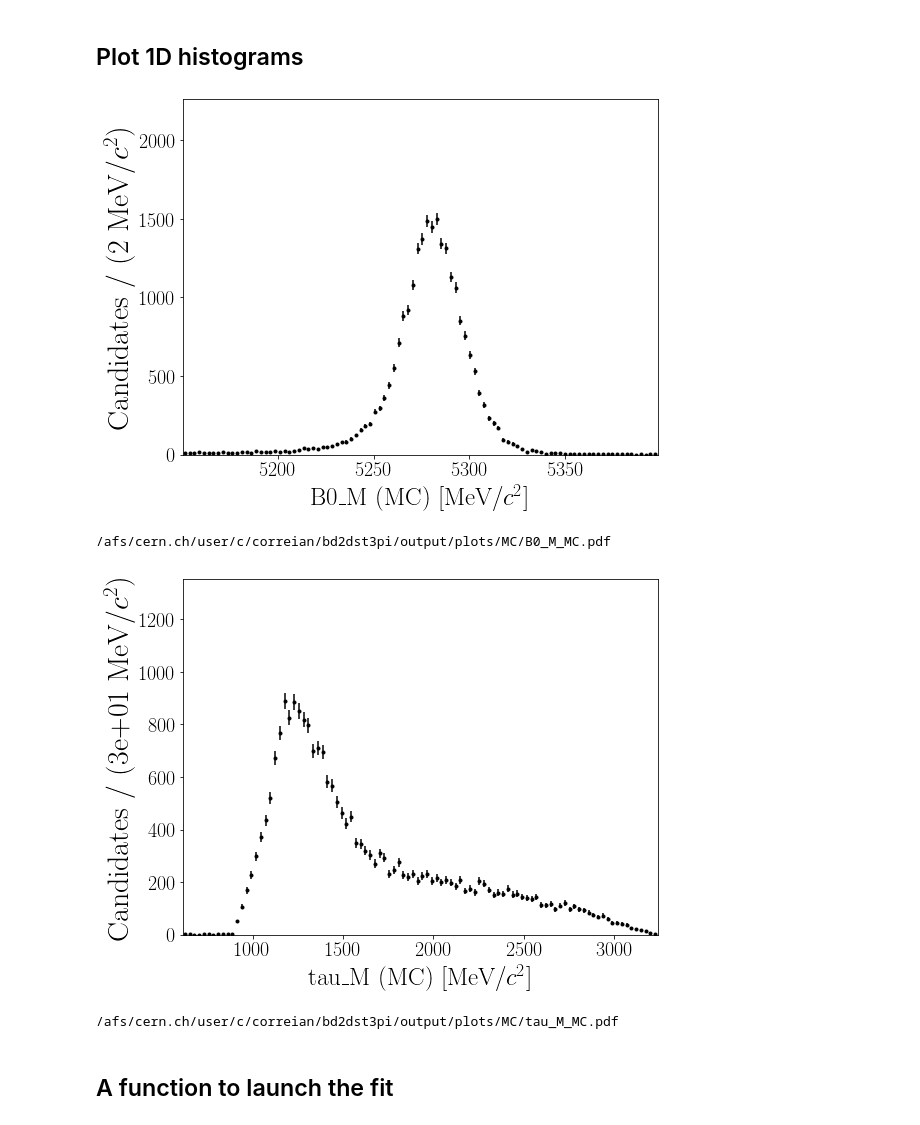
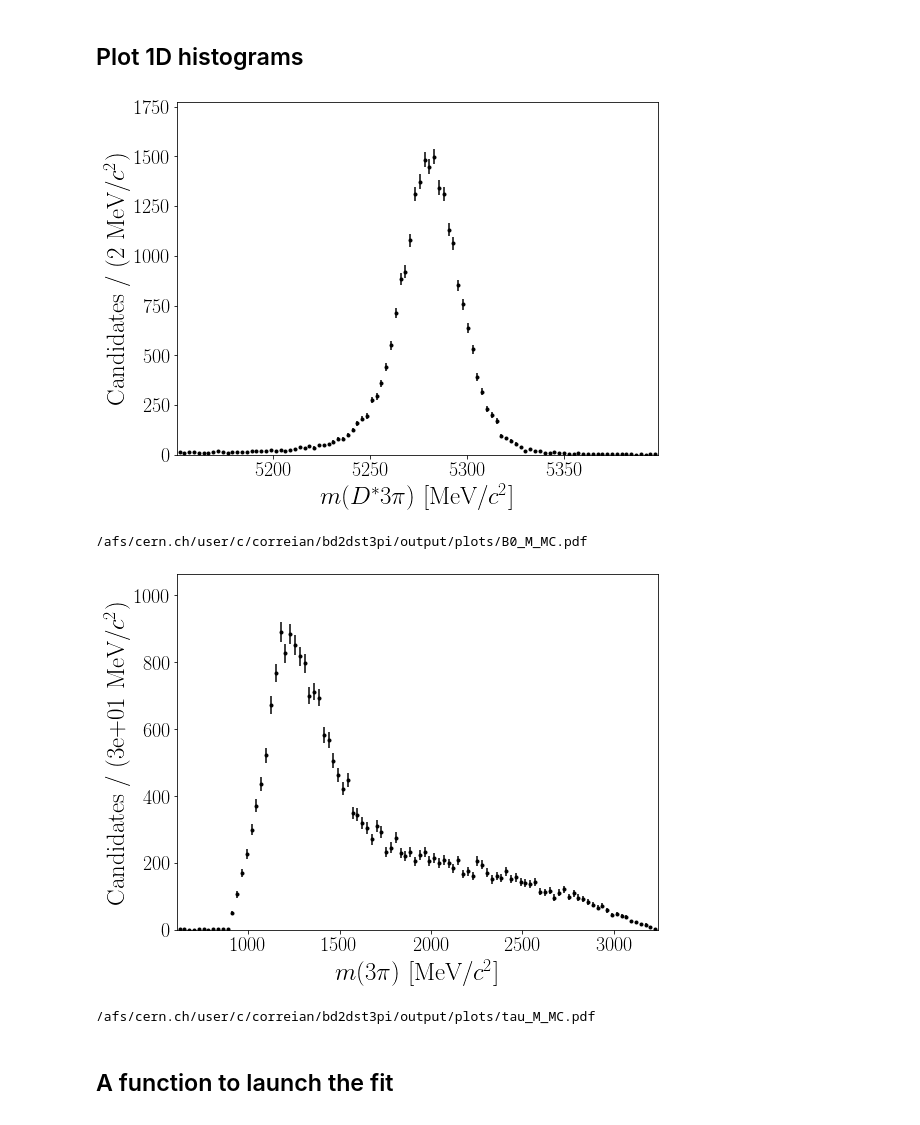
Before and after one commit to donalhill/bd2dst3pi, a Jupyter notebook: notebooks/3.Fit/V1/fit_MC.ipynb, the cells around one changed output. Cells and saved outputs as stored; diff of their text form; code cells hidden in the pictures.

```diff
--- a/notebooks/3.Fit/V1/fit_MC.ipynb
+++ b/notebooks/3.Fit/V1/fit_MC.ipynb
@@ -37,15 +38,15 @@ df_MC = f.load_data(years,magnets,type_data = 'MC',vars = ['B0_M','tau_M'],cut_D
 # %% [markdown]
 ## Plot 1D histograms
 # %%
-f.plot_hist({'MC':df_MC},'B0_M','B0\_M (MC)','MeV/$c^2$', n_bins = 100,name_folder = 'MC',colors='black')
+f.plot_hist_particle({'MC':df_MC},'B0_M', n_bins = 100, colors='black')
 # %% [output]
-[figure, old version]
+[figure, new version]
-/afs/cern.ch/user/c/correian/bd2dst3pi/output/plots/MC/B0_M_MC.pdf
+/afs/cern.ch/user/c/correian/bd2dst3pi/output/plots/B0_M_MC.pdf
 # %%
-f.plot_hist({'MC':df_MC},'tau_M','tau\_M (MC)','MeV/$c^2$', n_bins = 100,name_folder = 'MC',colors = 'black')
+f.plot_hist_particle({'MC':df_MC},'tau_M', n_bins = 100, colors='black')
 # %% [output]
-[figure, old version]
+[figure, new version]
-/afs/cern.ch/user/c/correian/bd2dst3pi/output/plots/MC/tau_M_MC.pdf
+/afs/cern.ch/user/c/correian/bd2dst3pi/output/plots/tau_M_MC.pdf
 # %% [markdown]
 ## A function to launch the fit
 # %% [markdown]
```
Also changed, not shown: parts of 4 cells of this notebook, 5 other files.
